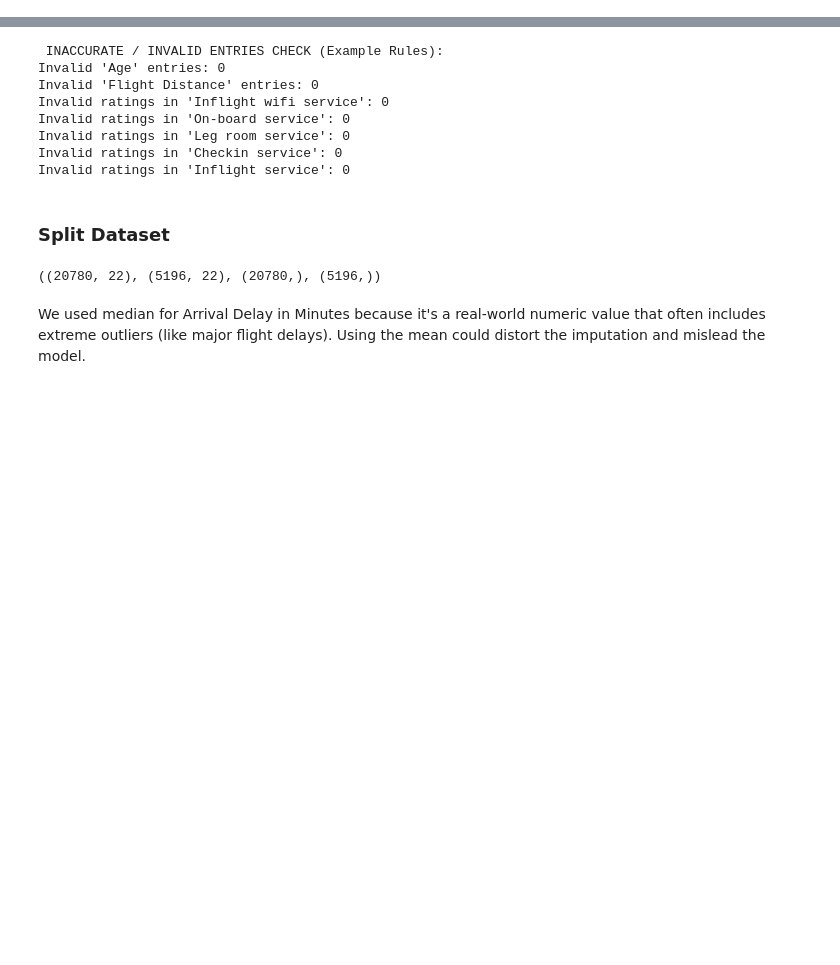
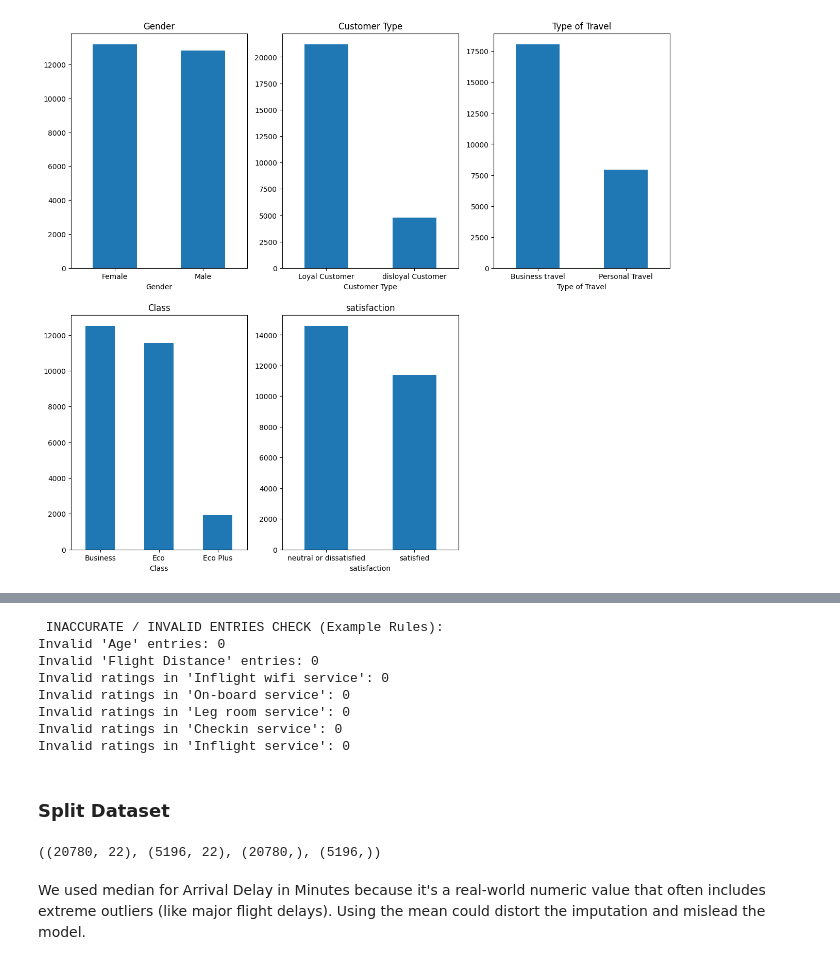
Before and after one commit to VALKAN00/Airline-Passenger-Satisfaction, a Jupyter notebook: Preprocessing + Modeling/Computation_Project.ipynb, the cells around one changed output, grey strips where cells are left out. Saved outputs shown, nothing was run; the diff lists cells and outputs as text; code cells hidden in the pictures; blank space fills up the shorter version.

```diff
--- a/Preprocessing + Modeling/Computation_Project.ipynb
+++ b/Preprocessing + Modeling/Computation_Project.ipynb
@@ -50,0 +154,10 @@ display(df)
+# %%
+df_plotting =df.select_dtypes(include='object')
+plt.figure(figsize=(15, 13))
+for i, column in enumerate(df_plotting.columns, 1):
+    plt.subplot(2, 3, i)
+    df[column].value_counts().plot(kind='bar')
+    plt.title(column)
+    plt.xticks(rotation = 0)
+# %% [output]
+[figure, added]
```
Also changed, not shown: parts of 20 cells of this notebook, 1 other file.
